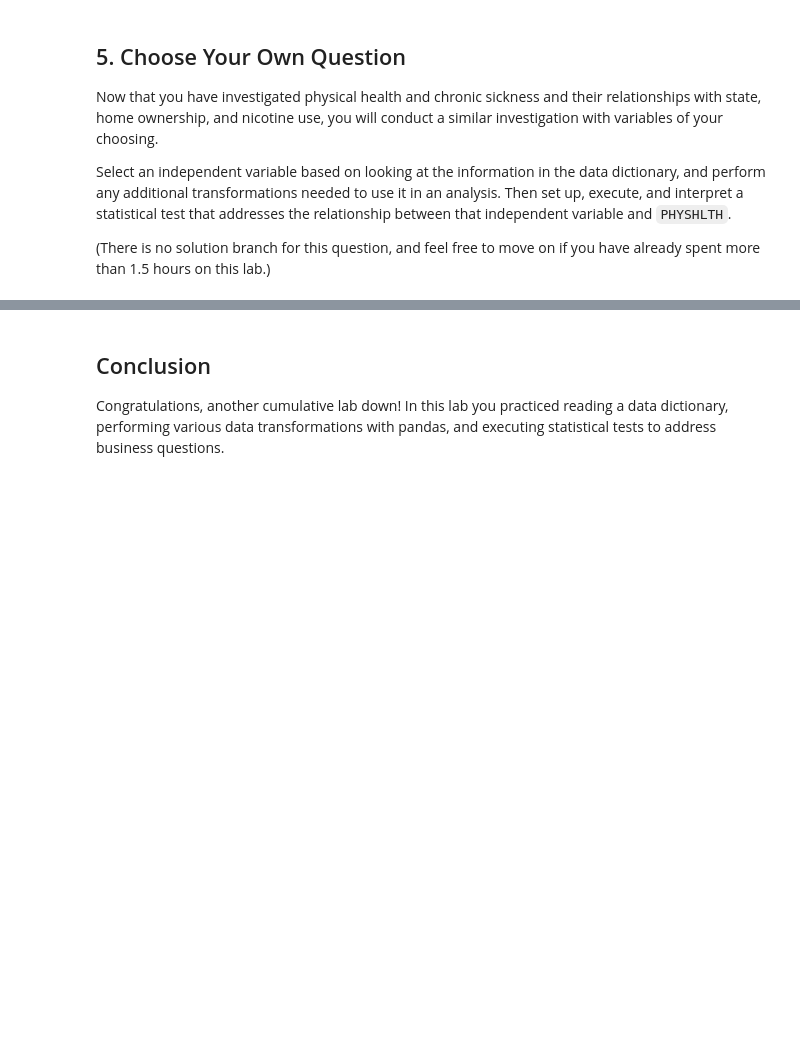
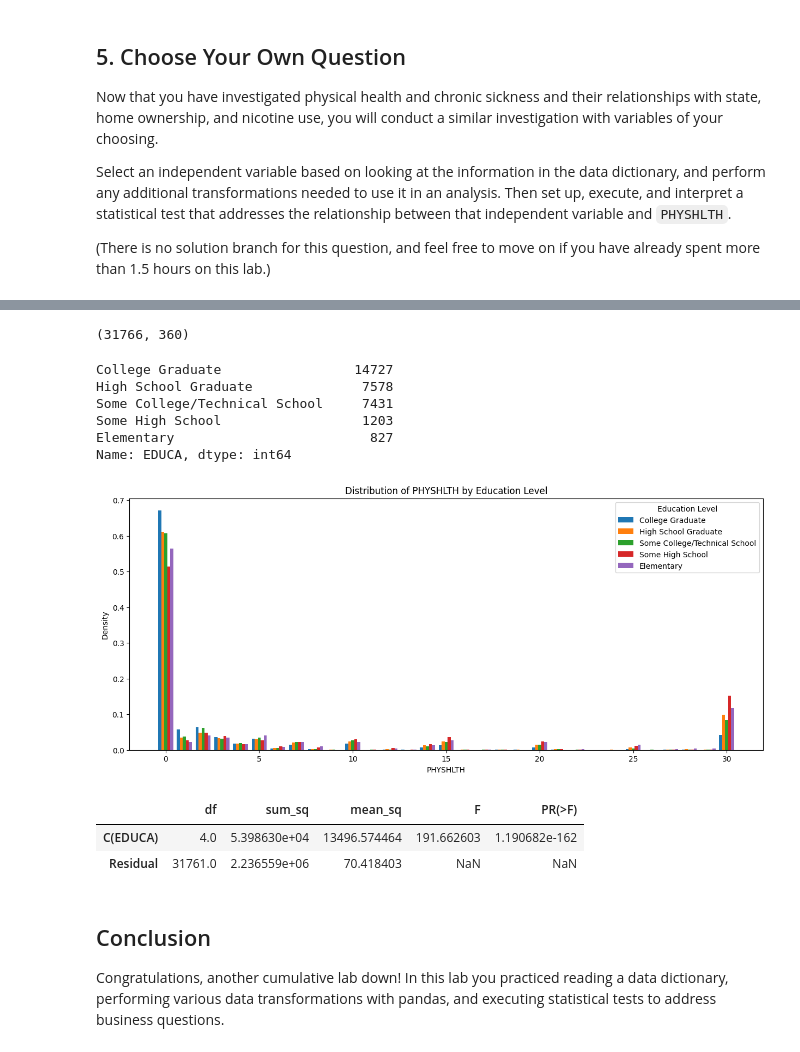
Before and after one commit to M-Nesphory/dsc-hypothesis-testing-lab, a Jupyter notebook: index.ipynb, the cells around one changed output, grey strips where cells are left out. Saved outputs shown, nothing was run; the diff lists cells and outputs as text; code cells hidden in the pictures; blank space fills up the shorter version.

```diff
--- a/index.ipynb
+++ b/index.ipynb
@@ -83,6 +83,7 @@ import numpy as np
 # %%
 # Run this cell without changes
 df = pd.read_csv("data/case_study.csv", index_col=0, low_memory=False)
+df = df.copy()
 # %% [markdown]
 Our main column of interest is called `PHYSHLTH`. We display summary statistics and plot a distribution below:
 # %%
@@ -552,3 +555,59 @@ Select an independent variable based on looking at the information in the data d
+# %%
+df["EDUCA"] = df['EDUCA'].replace(2, "Elementary")
+df["EDUCA"] = df['EDUCA'].replace(3, "Some High School")
+df["EDUCA"] = df['EDUCA'].replace(4, "High School Graduate")
+df["EDUCA"] = df['EDUCA'].replace(5, "Some College/Technical School")
+df["EDUCA"] = df['EDUCA'].replace(6, "College Graduate")
+
+df.drop(df[(df["EDUCA"] == 1) |
+           (df["EDUCA"] == 9) |
+           (df["EDUCA"].isna())].index, inplace = True)
+# %%
+df.shape
+# %% [output]
+(31766, 360)
+# %%
+df["EDUCA"].value_counts()
+# %% [output]
+College Graduate                 14727
+High School Graduate              7578
+Some College/Technical School     7431
+Some High School                  1203
+Elementary                         827
+Name: EDUCA, dtype: int64
+# %%
+# Plotting
+college_grad = df.loc[df["EDUCA"] == "College Graduate", "PHYSHLTH"]
+high_sch_grad = df.loc[df["EDUCA"] == "High School Graduate", "PHYSHLTH"]
+some_tech_college = df.loc[df["EDUCA"] == "Some College/Technical School", "PHYSHLTH"]
+some_high_sch = df.loc[df["EDUCA"] == "Some High School", "PHYSHLTH"]
+elementary = df.loc[df["EDUCA"] == "Elementary", "PHYSHLTH"]
+
+fig, ax = plt.subplots(figsize=(15, 6))
+
+ax.hist(
+    x=[college_grad, high_sch_grad, some_tech_college, some_high_sch, elementary],
+    label=["College Graduate", "High School Graduate", "Some College/Technical School", "Some High School", "Elementary"],
+    bins=range(32),
+    align="left",
+    density = True
+)
+
+ax.set_xlabel("PHYSHLTH")
+ax.set_ylabel("Density")
+ax.set_title("Distribution of PHYSHLTH by Education Level")
+
+ax.legend(title="Education Level");
+# %% [output]
+[figure, added]
+# %%
+formula = 'PHYSHLTH ~ C(EDUCA)'
+lm = ols(formula, df).fit()
+sm.stats.anova_lm(lm)
+# %% [output]
+|  | df | sum_sq | mean_sq | F | PR(>F) |
+| C(EDUCA) | 4.0 | 5.398630e+04 | 13496.574464 | 191.662603 | 1.190682e-162 |
+| Residual | 31761.0 | 2.236559e+06 | 70.418403 | NaN | NaN |
 # %% [markdown]
 ## Conclusion
 
```
Also changed, not shown: parts of 18 cells of this notebook.
